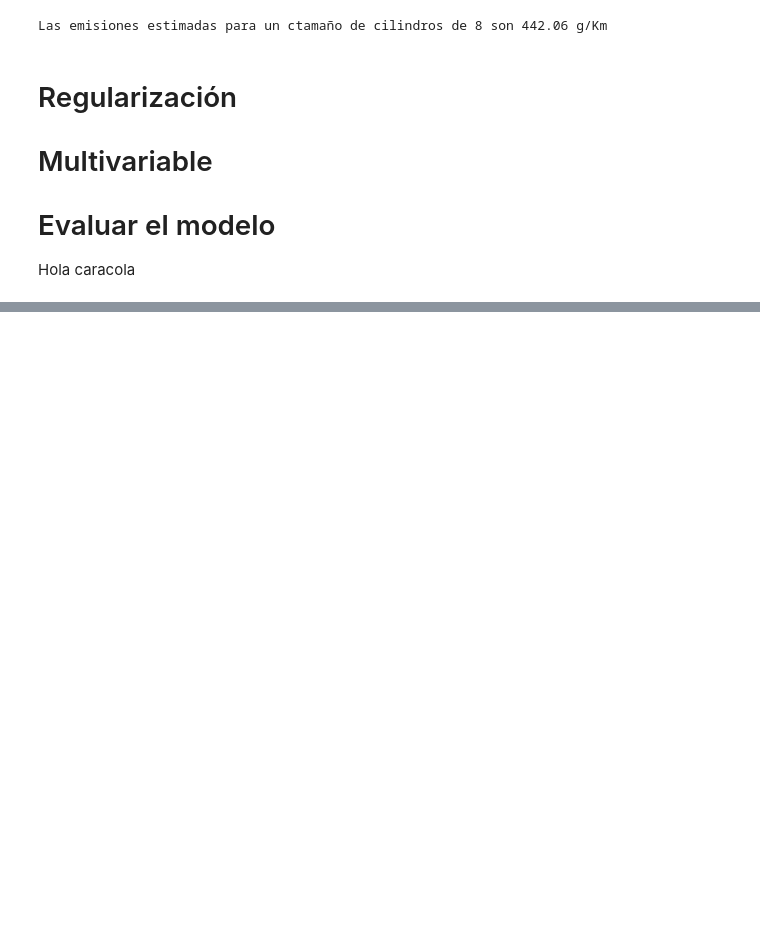
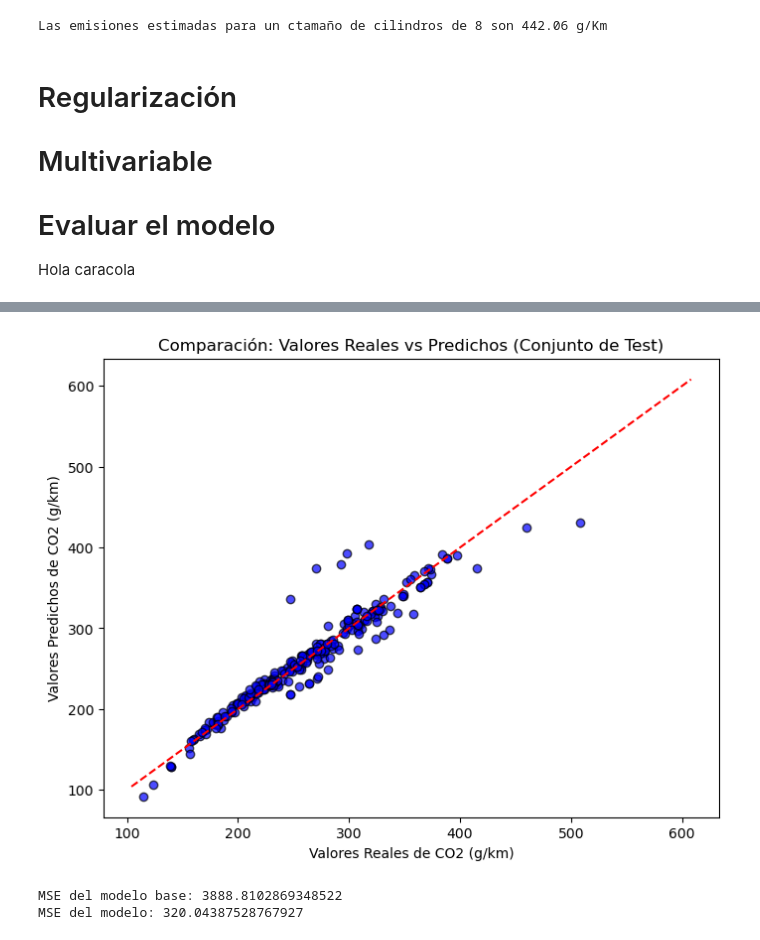
Before and after one commit to EnriqueGranadosMartinez/fuel, a Jupyter notebook: fuel_kike/fuel.ipynb, the cells around one changed output, grey strips where cells are left out. Saved outputs shown, nothing was run; the diff lists cells and outputs as text; code cells hidden in the pictures; blank space fills up the shorter version.

Commit message:
error cuadratico medio y MSE

```diff
--- a/fuel_kike/fuel.ipynb
+++ b/fuel_kike/fuel.ipynb
@@ -119,3 +142,39 @@ Las emisiones estimadas para un ctamaño de cilindros de 8 son 442.06 g/Km
 
 # Evaluar el modelo
  Hola caracola
+# %%
+
+from sklearn.metrics import mean_squared_error, r2_score
+
+# Supongamos que ya tienes 'dataframe_limpio' cargado y preparado
+
+# Definir las variables independientes y la dependiente
+x = dataframe_limpio[['fuel_consumption_100', 'engine_size_L', 'comb_mpg']].values
+y = dataframe_limpio['co2_g_km']
+
+# Dividir los datos en conjuntos de entrenamiento (70%) y de prueba (30%)
+x_train, x_test, y_train, y_test = train_test_split(x, y, test_size=0.30, random_state=0)
+
+# Crear y entrenar el modelo de regresión lineal
+regressor = LinearRegression()
+regressor.fit(x_train, y_train)
+
+# Realizar predicciones en ambos conjuntos
+y_train_pred = regressor.predict(x_train)
+y_test_pred  = regressor.predict(x_test)
+
+# Calcular el Error Cuadrático Medio (MSE) y el Coeficiente de Determinación (R²) para entrenamiento
+mse_train = mean_squared_error(y_train, y_train_pred)
+r2_train  = r2_score(y_train, y_train_pred)
+
+# Calcular el Error Cuadrático Medio (MSE) y el Coeficiente de Determinación (R²) para el conjunto de prueba
+mse_test = mean_squared_error(y_test, y_test_pred)
+r2_test  = r2_score(y_test, y_test_pred)
+
+print("Conjunto de Entrenamiento:")
+print("MSE: {:.2f}".format(mse_train))
+print("R²: {:.2f}".format(r2_train))
+
+print("\nConjunto de Test:")
+print("MSE: {:.2f}".format(mse_test))
+print("R²: {:.2f}".format(r2_test))
@@ -121,0 +189,27 @@ Las emisiones estimadas para un ctamaño de cilindros de 8 son 442.06 g/Km
+# %%
+plt.figure(figsize=(8, 6))
+plt.scatter(y_test, y_test_pred, color='blue', edgecolor='k', alpha=0.7)
+plt.xlabel("Valores Reales de CO2 (g/km)")
+plt.ylabel("Valores Predichos de CO2 (g/km)")
+plt.title("Comparación: Valores Reales vs Predichos (Conjunto de Test)")
+plt.plot([y.min(), y.max()], [y.min(), y.max()], 'r--')  # Línea de referencia: ideal (predicción perfecta)
+plt.show()
+# %% [output]
+[figure, added]
+# %%
+import numpy as np
+from sklearn.metrics import mean_squared_error
+
+# Supongamos que y_test son los valores reales
+# Modelo base: predicción constante con la media de y_train
+mean_pred = np.mean(y_train)
+y_pred_base = np.full(shape=y_test.shape, fill_value=mean_pred)
+
+mse_base = mean_squared_error(y_test, y_pred_base)
+mse_model = mean_squared_error(y_test, y_test_pred)  # de tu modelo
+
+print("MSE del modelo base:", mse_base)
+print("MSE del modelo:", mse_model)
+# %% [output]
+MSE del modelo base: 3888.8102869348522
+MSE del modelo: 320.04387528767927
```
Also changed, not shown: parts of 3 cells of this notebook.
